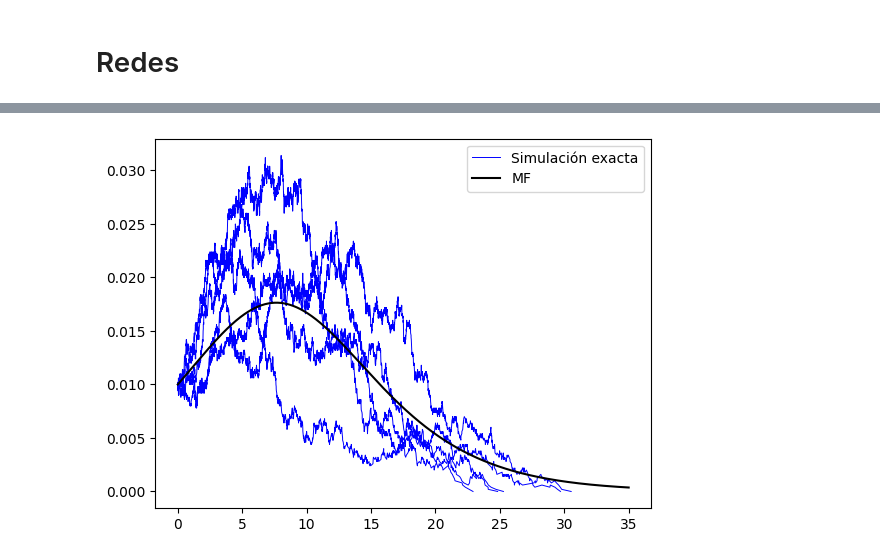
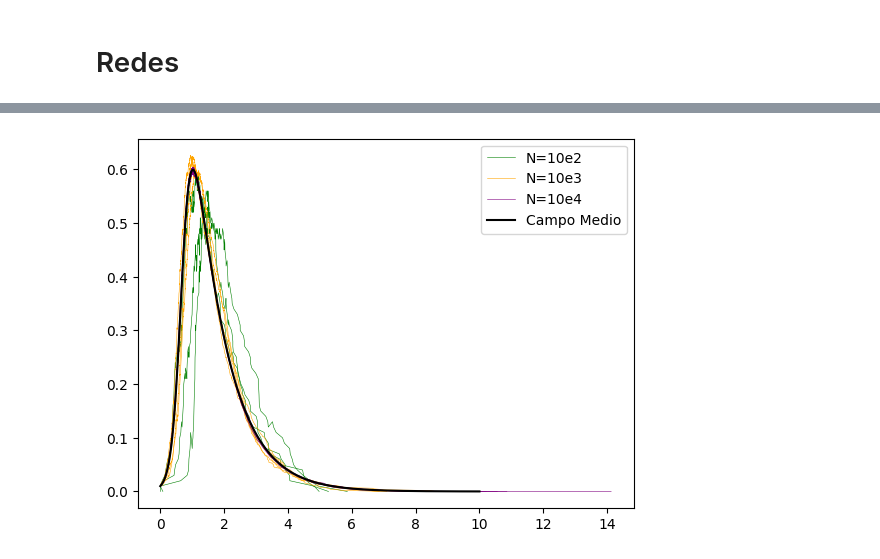
Before and after one commit to JairEsc/Mat_Apl_2, a Jupyter notebook: Gillespie_redes_markoviano.ipynb, the cells around one changed output, grey strips where cells are left out. Cells and saved outputs as stored; diff of their text form; code cells hidden in the pictures.

```diff
--- a/Gillespie_redes_markoviano.ipynb
+++ b/Gillespie_redes_markoviano.ipynb
@@ -35,7 +35,7 @@ def Gillespie_Markov_Chain_MA(N,S_0,I_0,R_0,beta,gamma,T=np.inf):
   return pd.DataFrame(H,columns=['time','S(t)','I(t)'])
 # %%
 ## Ejemplo
-for power in [3,4,5,6]:
+for power in [4,5,6]:
   beta=1.15
   gamma=1
   N=10**power
@@ -43,13 +43,14 @@ for power in [3,4,5,6]:
   I_0=int(p_i_0*N)
   S_0=N-I_0
   R_0=0
+  colores=['green','orange','purple']
   for iter in range(3):
     if(iter==0):
       H=Gillespie_Markov_Chain_MA(N,S_0,I_0,R_0,beta,gamma,T=np.inf)
-      plt.plot(H['time'],H['I(t)']/N,'bgyr'[int(power-3)],linewidth=0.7,label='N='+str(10**power))
+      plt.plot(H['time'],H['I(t)']/N,colores[int(power-4)],linewidth=0.7,label='N=10e'+str(power))
     else:
       H=Gillespie_Markov_Chain_MA(N,S_0,I_0,R_0,beta,gamma,T=np.inf)
-      plt.plot(H['time'],H['I(t)']/N,'bgyr'[int(power-3)],linewidth=0.7)
+      plt.plot(H['time'],H['I(t)']/N,colores[int(power-4)],linewidth=0.7)
 #----------------------------------Campo Medio
 from scipy.integrate import odeint
 import scipy.integrate as spi
@@ -71,9 +72,9 @@ def g(t,INP,ps):
     return SOL[:,1]
 
 INPUT = (S_0, I_0, 0.0)
-t_start = 0.0; t_end = 35; t_inc = .01
+t_start = 0.0; t_end = 50; t_inc = .01
 t_range = np.arange(t_start, t_end+t_inc, t_inc)
-plt.plot(t_range,g(t_range,INPUT,[beta,gamma,N])/N, 'k',label='MF')
+plt.plot(t_range,g(t_range,INPUT,[beta,gamma,N])/N, 'k',label='Campo Medio')
 #----------------------------------
 plt.legend()
 plt.show()
@@ -186,41 +187,41 @@ def Gillespie_Direct_Method_Network(beta,gamma,N,X_I_indexes,G_network_initial=n
 # %%
 #Ejemplo
 import time
-start_time = time.time()
-beta=1.15/0.1
-gamma=1
-N=5*10**3
-p_i_0=0.01
-I_0=int(p_i_0*N)
-S_0=N-I_0
-R_0=0
-p=0.1
-G=nx.fast_gnp_random_graph(N,p=p)#-------------------------------------------------
-print("--- %s Segundos para crear la gráfica ---" % (time.time() - start_time))
-graph_time = time.time()
-X_I_indexes=np.random.choice(N,size=I_0,replace=False).tolist()
-for k in range(N):
-    if k in X_I_indexes:
-        G.nodes[k]['Estado:']='Infeccioso'
-    else:
-        G.nodes[k]['Estado:']='Susceptible'
-print("Empieza")
-for k in range(5):
-    G_copy=G.copy()
-    X_I_indexes_copy=X_I_indexes.copy()
+colores=['green','orange','purple']
+for pot in [2,3,4]:
     iter_time = time.time()
-    H=Gillespie_Direct_Method_Network(beta=beta,gamma=gamma,N=N,X_I_indexes=X_I_indexes_copy,G_network_initial=G_copy,T=np.inf)
-    print("--- %s Segundos para ejecutar 1 iteracion ---" % (time.time() - iter_time))
-    if(k==0):
-      plt.plot(H['time'],H['I(t)']/N, 'b',linewidth=0.7,label='Simulación exacta')
-    else:
-      plt.plot(H['time'],H['I(t)']/N, 'b',linewidth=0.7)
-INPUT = (S_0, I_0, 0.0)
-t_start = 0.0; t_end = 35; t_inc = .01
+    beta=75
+    gamma=1
+    N=10**pot
+    n=int(N*0.1)
+    ksum=1
+    np.random.seed(2)
+    G=nx.fast_gnp_random_graph(n=N, p=0.1, seed=None, directed=False)
+    #pos=nx.spring_layout(G,seed=2,k=3)
+    np.random.seed(0)
+    X_I_indexes=np.random.choice(N,size=int(N*0.01),replace=False).tolist()
+    for k in range(N):
+        if k in X_I_indexes:
+            G.nodes[k]['Estado:']='Infeccioso'
+        else:
+            G.nodes[k]['Estado:']='Susceptible'
+    print("Empieza")
+    #------------------------------------ Markoviano
+    for iter in range(5):
+        H=[]
+        G_copy=G.copy()
+        X_I_indexes_copy=X_I_indexes.copy()
+        H=Gillespie_Direct_Method_Network(beta,gamma,N,X_I_indexes=X_I_indexes_copy,G_network_initial=G_copy,T=np.inf)
+        if(iter==0):
+            plt.plot(H['time'],H['I(t)']/N, colores[pot-2],linewidth=0.4,label='N=10e'+str(pot))
+        else:
+            plt.plot(H['time'],H['I(t)']/N, colores[pot-2],linewidth=0.4)
+        #------------------------------------
+    print("Tomó "+str(time.time()-iter_time)+'s. para 5 iteraciones con N=10e'+str(pot))
+INPUT = (0.99*N, 0.01*N, 0.0)
+t_start = 0.0; t_end = 10; t_inc = .01
 t_range = np.arange(t_start, t_end+t_inc, t_inc)
-plt.plot(t_range,g(t_range,INPUT,[beta*p,gamma,N])/N, 'k',label='MF')
+plt.plot(t_range,g(t_range,INPUT,[beta*0.1,gamma,N])/N, 'k',label='Campo Medio')
 plt.legend()
 plt.show()
-print("--- %s Segundos para ejecutar ---" % (time.time() - graph_time))
-print("--- %s Segundos en total ---" % (time.time() - start_time))
 # %% [output]
@@ -234 +234 @@ Empieza
-[figure, old version]
+[figure, new version]
```
Also changed, not shown: parts of 2 cells of this notebook.
